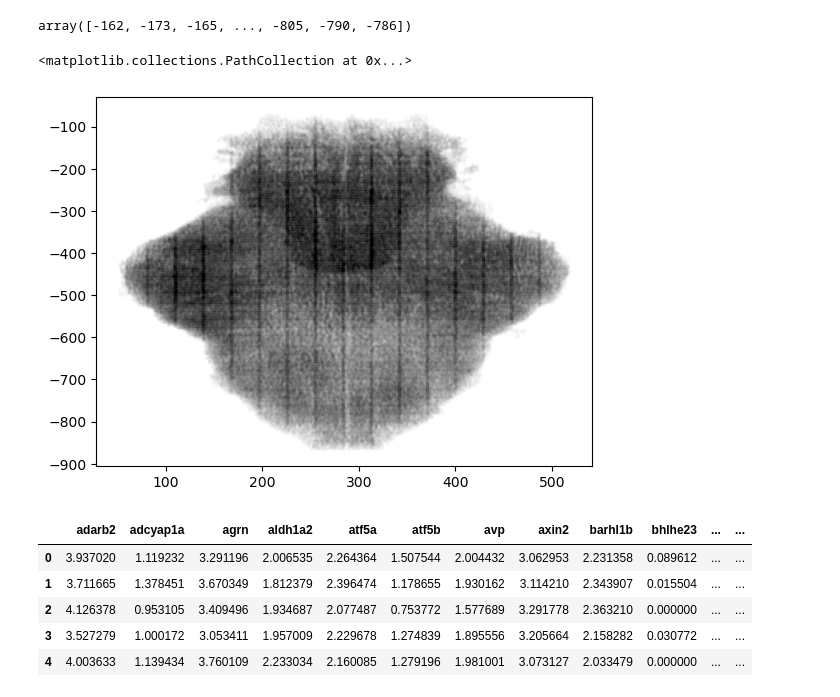
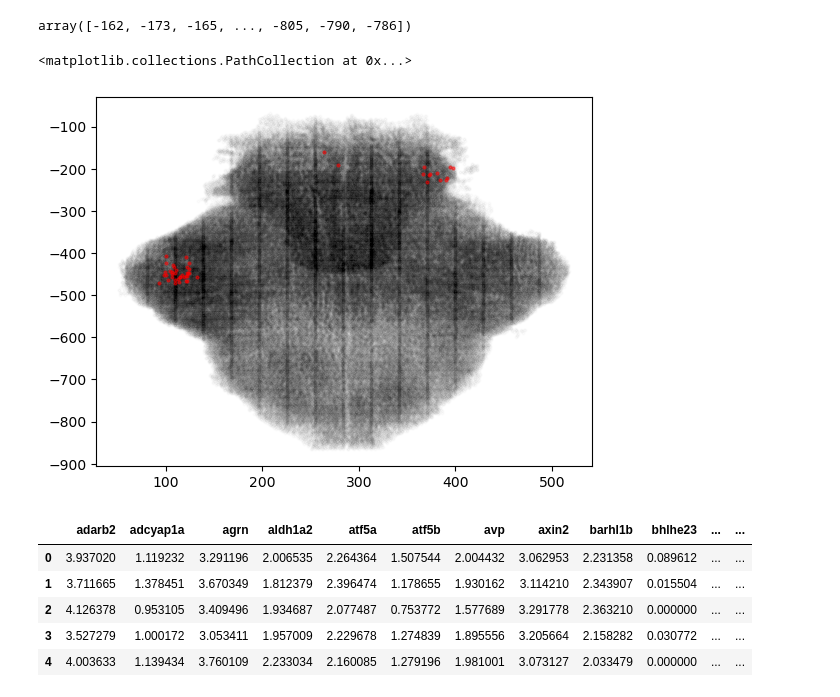
Before and after one commit to asheux/neurofish, a Jupyter notebook: MexicanZebraFish.ipynb, the cells around one changed output. Saved outputs shown, nothing was run; the diff lists cells and outputs as text; code cells hidden in the pictures.

```diff
--- a/MexicanZebraFish.ipynb
+++ b/MexicanZebraFish.ipynb
@@ -82,10 +83,10 @@ centroid_3 = centroid_np[index_corr,1]
 centroid_4 = centroid_np[index_corr,2]*-1
 # %%
 plt.scatter(centroid_1, centroid_2, s=4, c='k', alpha=0.01)
-# plt.scatter(centroid_3, centroid_4, s=4, c='r', alpha=0.5)
+plt.scatter(centroid_3, centroid_4, s=4, c='r', alpha=0.5)
 # %% [output]
 <matplotlib.collections.PathCollection at 0x...>
-[figure, old version]
+[figure, new version]
 # %%
 genes = pd.DataFrame(data['genes'].to_numpy(), columns=data['gene_names'][0].values)
 genes['neurons'] = genes.index
```
Also changed, not shown: parts of 9 cells of this notebook.
